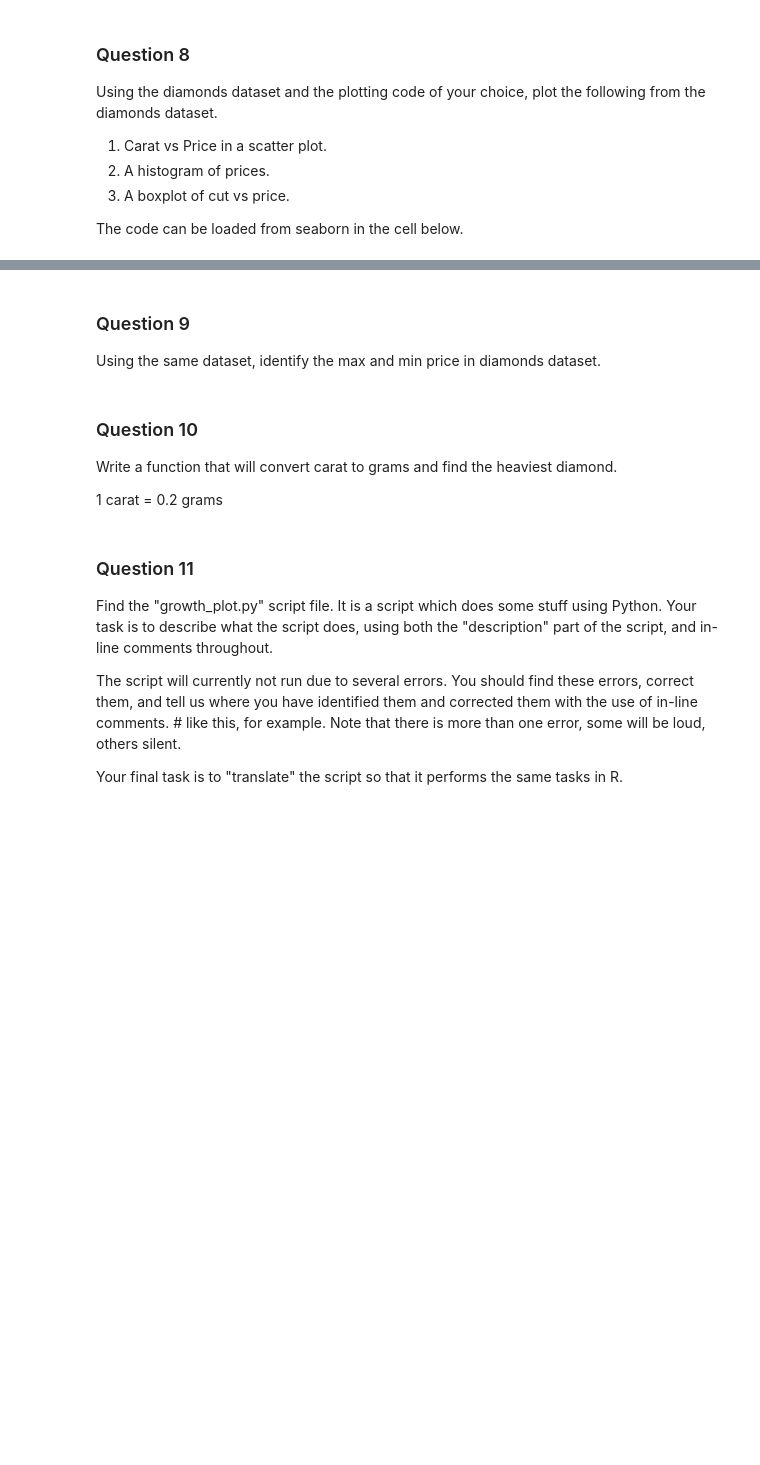
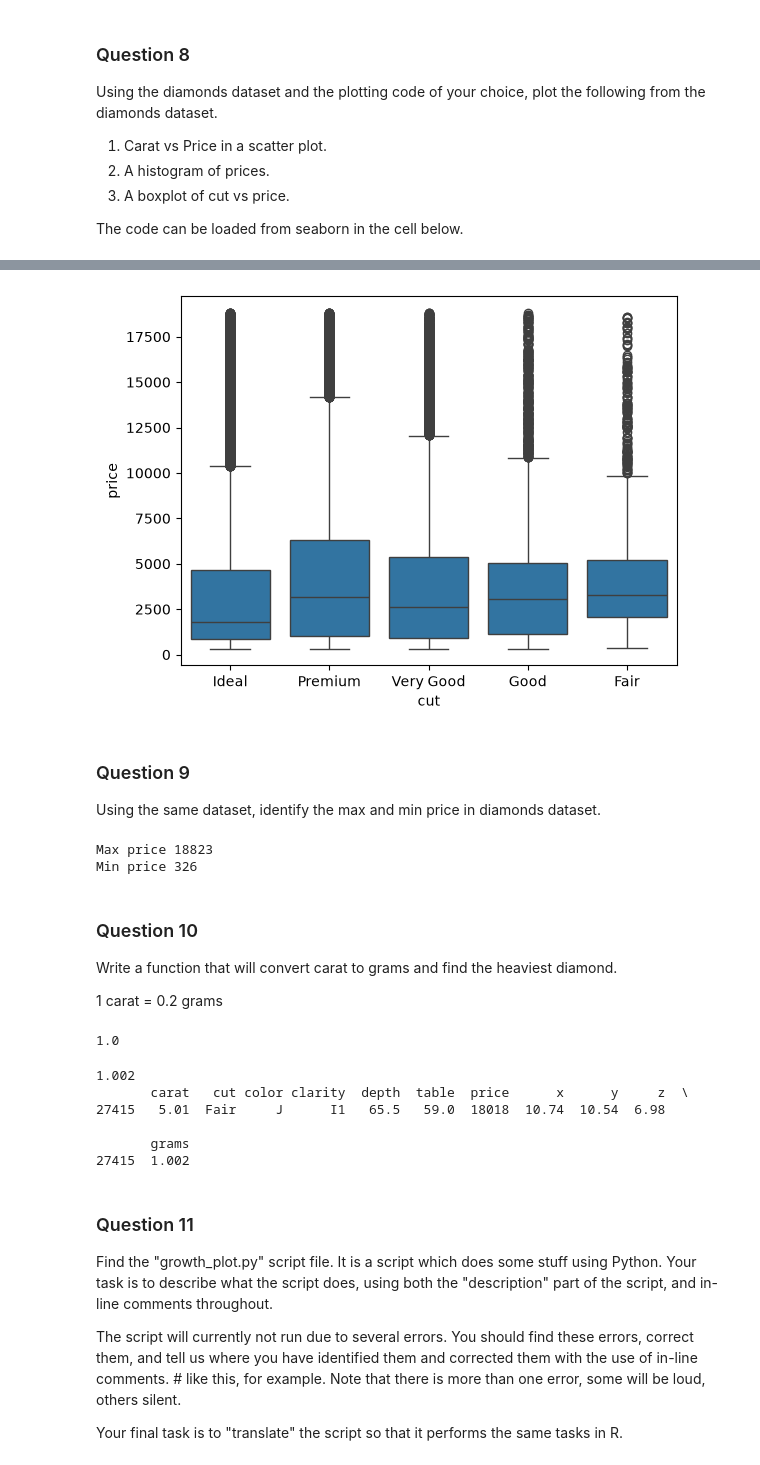
Before and after one commit to amrselimn/AMR_LIFE4138_CW, a Jupyter notebook: Coursework_files/Python_Coursework_Questions.ipynb, the cells around one changed output, grey strips where cells are left out. Drawn from its saved outputs; the diff is of its cells as text; code cells hidden in the pictures; blank space fills up the shorter version.

```diff
--- a/Coursework_files/Python_Coursework_Questions.ipynb
+++ b/Coursework_files/Python_Coursework_Questions.ipynb
@@ -235,12 +325,44 @@ diamonds = sns.load_dataset('diamonds')
+# %%
+#3. boxplot cut vs price
+sns.boxplot(data=diamonds, x="cut", y="price")
+plt.show()
+# %% [output]
+[figure, added]
 # %% [markdown]
 ### Question 9
 
 Using the same dataset, identify the max and min price in diamonds dataset.
+# %%
+print("Max price", diamonds["price"].max())
+print("Min price",diamonds["price"].min())
+# %% [output]
+Max price 18823
+Min price 326
 # %% [markdown]
 ### Question 10
 Write a function that will convert carat to grams and find the heaviest diamond.
 
 1 carat = 0.2 grams
+# %%
+# function to convert carats to grams
+def carat_to_grams(ct):
+    return ct * 0.2
+
+print(carat_to_grams(5))
+# %% [output]
+1.0
+# %%
+# heaviest diamond
+diamonds["grams"] = carat_to_grams(diamonds["carat"])
+print(diamonds["grams"].max())
+print(diamonds[diamonds["grams"] == diamonds["grams"].max()])
+# %% [output]
+1.002
+       carat   cut color clarity  depth  table  price      x      y     z  \
+27415   5.01  Fair     J      I1   65.5   59.0  18018  10.74  10.54  6.98
+
+       grams
+27415  1.002
 # %% [markdown]
 ### Question 11
 
```
Also changed, not shown: parts of 11 cells of this notebook.
